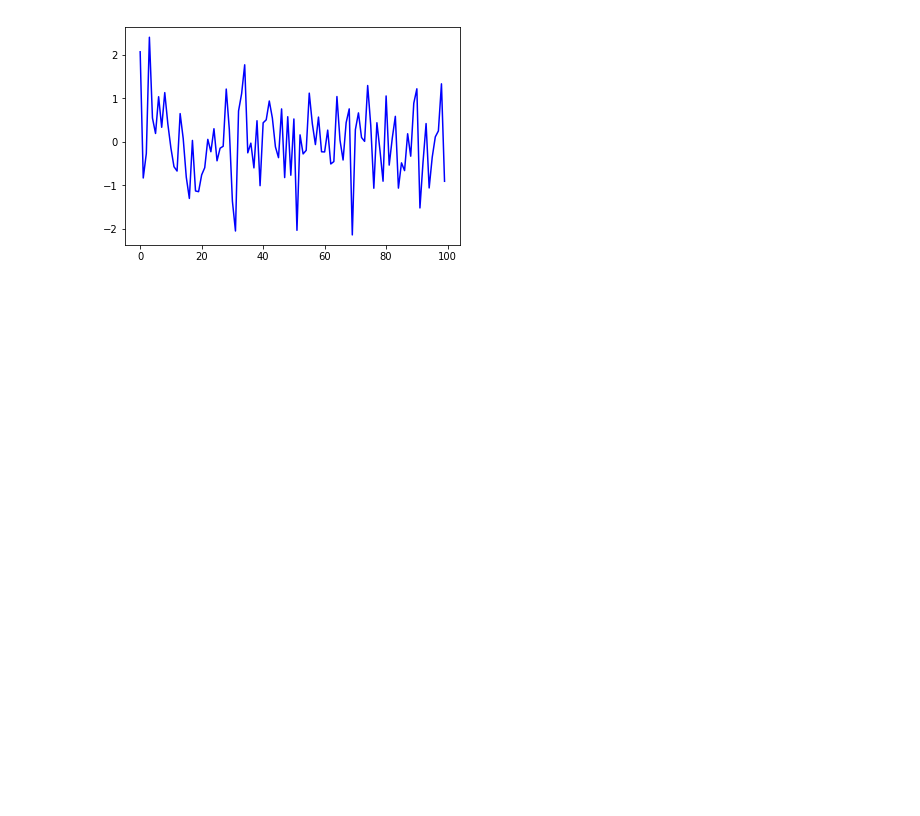
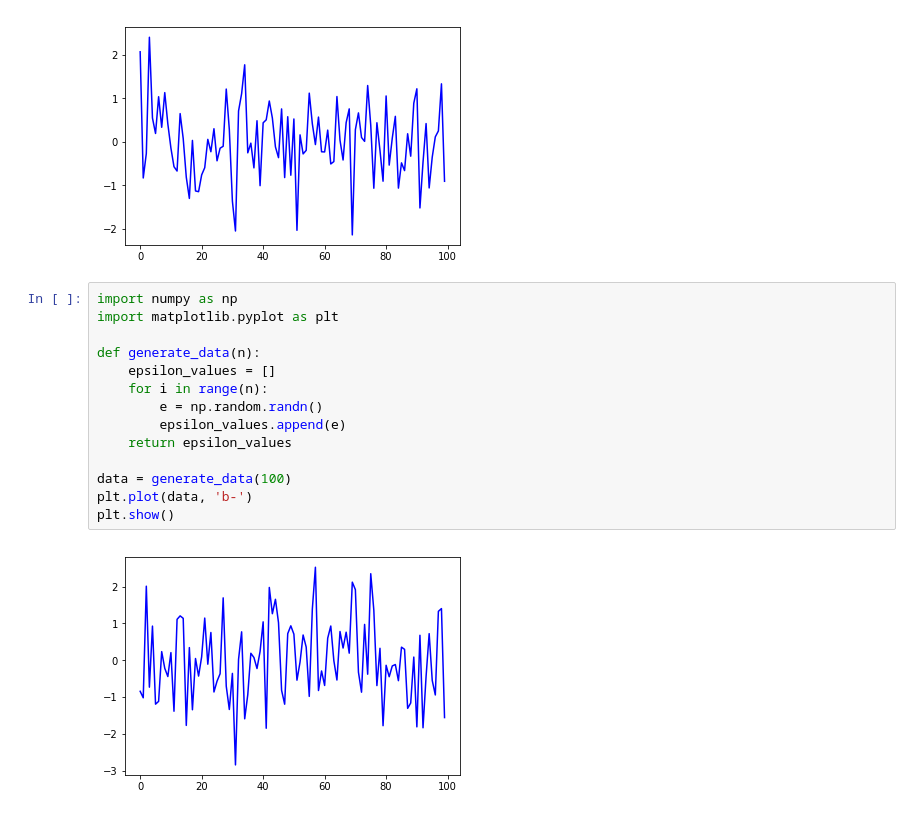
Before and after one commit to kubapawelczak/hello-world, a Jupyter notebook: Untitled.ipynb, the cells around one changed output. Drawn from its saved outputs; the diff is of its cells as text; blank space fills up the shorter version.

```diff
--- a/Untitled.ipynb
+++ b/Untitled.ipynb
@@ -127,3 +127,19 @@ plt.plot(epsilon_values, 'b-')
 plt.show()
 # %% [output]
 [figure]
+# %%
+import numpy as np
+import matplotlib.pyplot as plt
+
+def generate_data(n):
+    epsilon_values = []
+    for i in range(n):
+        e = np.random.randn()
+        epsilon_values.append(e)
+    return epsilon_values
+
+data = generate_data(100)
+plt.plot(data, 'b-')
+plt.show()
+# %% [output]
+[figure, added]
```
Also changed, not shown: parts of 10 cells of this notebook.
